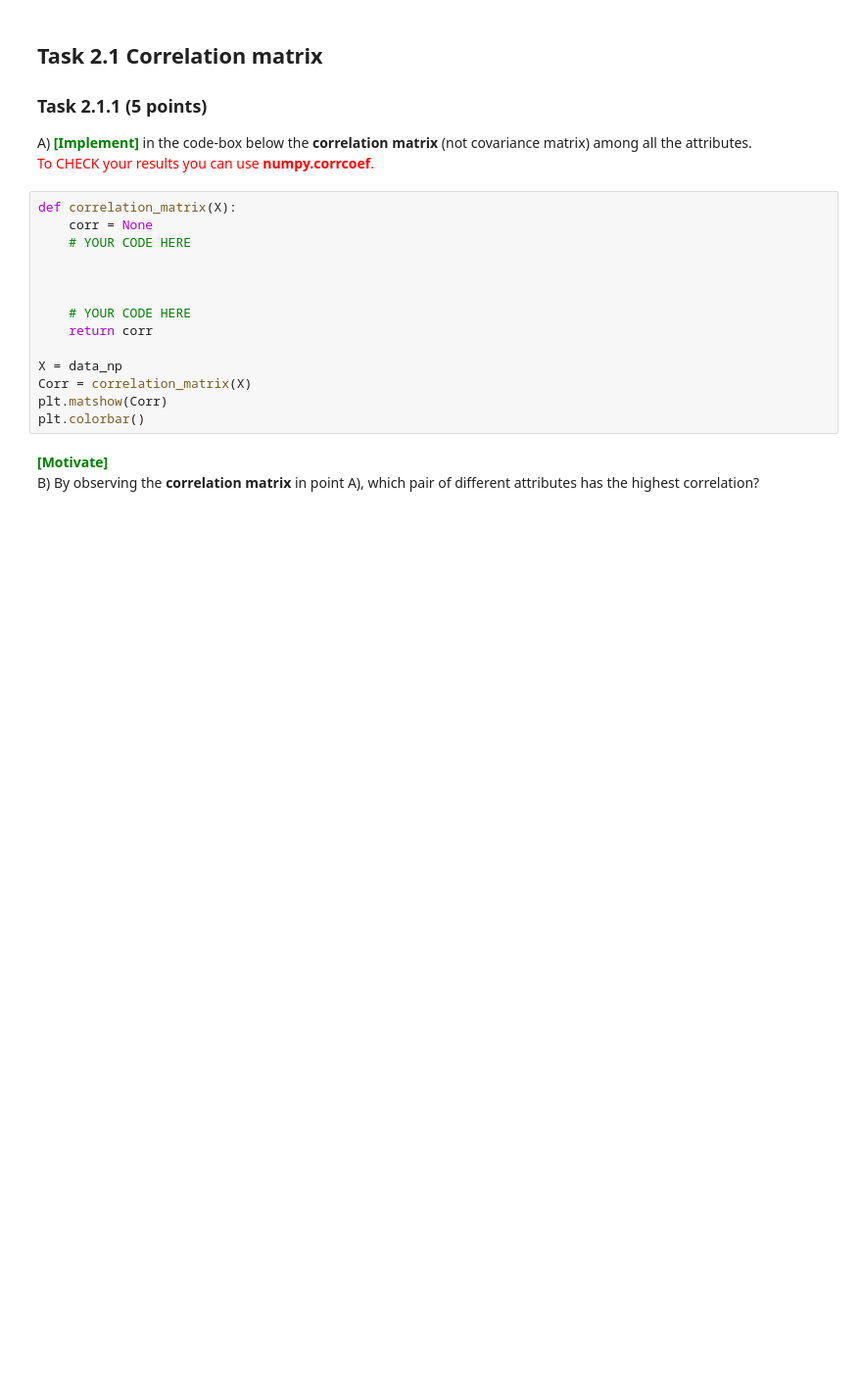
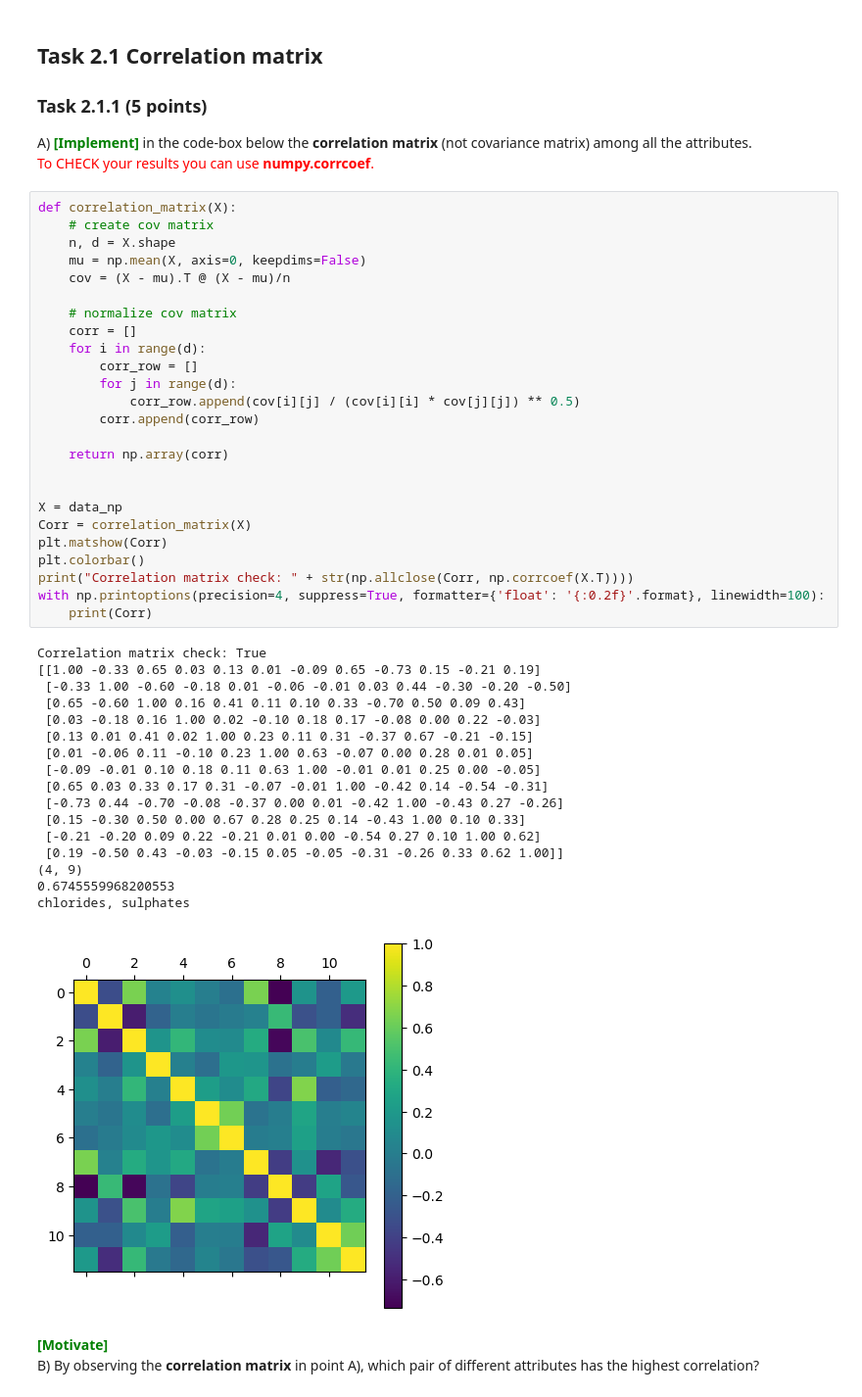
Before and after one commit to annesparks/dm23_handins, a Jupyter notebook: handins/handin1.ipynb, the cells around one changed output. Shown at 98% size. Saved outputs shown, nothing was run; the diff lists cells and outputs as text; blank space fills up the shorter version.

```diff
--- a/handins/handin1.ipynb
+++ b/handins/handin1.ipynb
@@ -168,18 +201,47 @@ A) <span style='color: green'>**\[Implement\]**</span> in the code-box below the
 <font color='red'>To CHECK your results you can use **numpy.corrcoef**.</font>
 # %%
 def correlation_matrix(X):
-    corr = None
-    # YOUR CODE HERE
+    # create cov matrix
+    n, d = X.shape
+    mu = np.mean(X, axis=0, keepdims=False)
+    cov = (X - mu).T @ (X - mu)/n
 
+    # normalize cov matrix
+    corr = []
+    for i in range(d):
+        corr_row = []
+        for j in range(d):
+            corr_row.append(cov[i][j] / (cov[i][i] * cov[j][j]) ** 0.5)
+        corr.append(corr_row)
 
+    return np.array(corr)
 
-    # YOUR CODE HERE
-    return corr
 
 X = data_np
 Corr = correlation_matrix(X)
 plt.matshow(Corr)
 plt.colorbar()
+print("Correlation matrix check: " + str(np.allclose(Corr, np.corrcoef(X.T))))
+with np.printoptions(precision=4, suppress=True, formatter={'float': '{:0.2f}'.format}, linewidth=100):
+    print(Corr)
+# %% [output]
+Correlation matrix check: True
+[[1.00 -0.33 0.65 0.03 0.13 0.01 -0.09 0.65 -0.73 0.15 -0.21 0.19]
+ [-0.33 1.00 -0.60 -0.18 0.01 -0.06 -0.01 0.03 0.44 -0.30 -0.20 -0.50]
+ [0.65 -0.60 1.00 0.16 0.41 0.11 0.10 0.33 -0.70 0.50 0.09 0.43]
+ [0.03 -0.18 0.16 1.00 0.02 -0.10 0.18 0.17 -0.08 0.00 0.22 -0.03]
+ [0.13 0.01 0.41 0.02 1.00 0.23 0.11 0.31 -0.37 0.67 -0.21 -0.15]
+ [0.01 -0.06 0.11 -0.10 0.23 1.00 0.63 -0.07 0.00 0.28 0.01 0.05]
+ [-0.09 -0.01 0.10 0.18 0.11 0.63 1.00 -0.01 0.01 0.25 0.00 -0.05]
+ [0.65 0.03 0.33 0.17 0.31 -0.07 -0.01 1.00 -0.42 0.14 -0.54 -0.31]
+ [-0.73 0.44 -0.70 -0.08 -0.37 0.00 0.01 -0.42 1.00 -0.43 0.27 -0.26]
+ [0.15 -0.30 0.50 0.00 0.67 0.28 0.25 0.14 -0.43 1.00 0.10 0.33]
+ [-0.21 -0.20 0.09 0.22 -0.21 0.01 0.00 -0.54 0.27 0.10 1.00 0.62]
+ [0.19 -0.50 0.43 -0.03 -0.15 0.05 -0.05 -0.31 -0.26 0.33 0.62 1.00]]
+(4, 9)
+0.6745559968200553
+chlorides, sulphates
+[figure, added]
 # %% [markdown]
 <span style='color: green'>**\[Motivate\]**</span><br>
 B) By observing the  **correlation matrix** in point A), which pair of different attributes has the highest correlation? <br>
```
Also changed, not shown: parts of 8 cells of this notebook, 1 other file.
